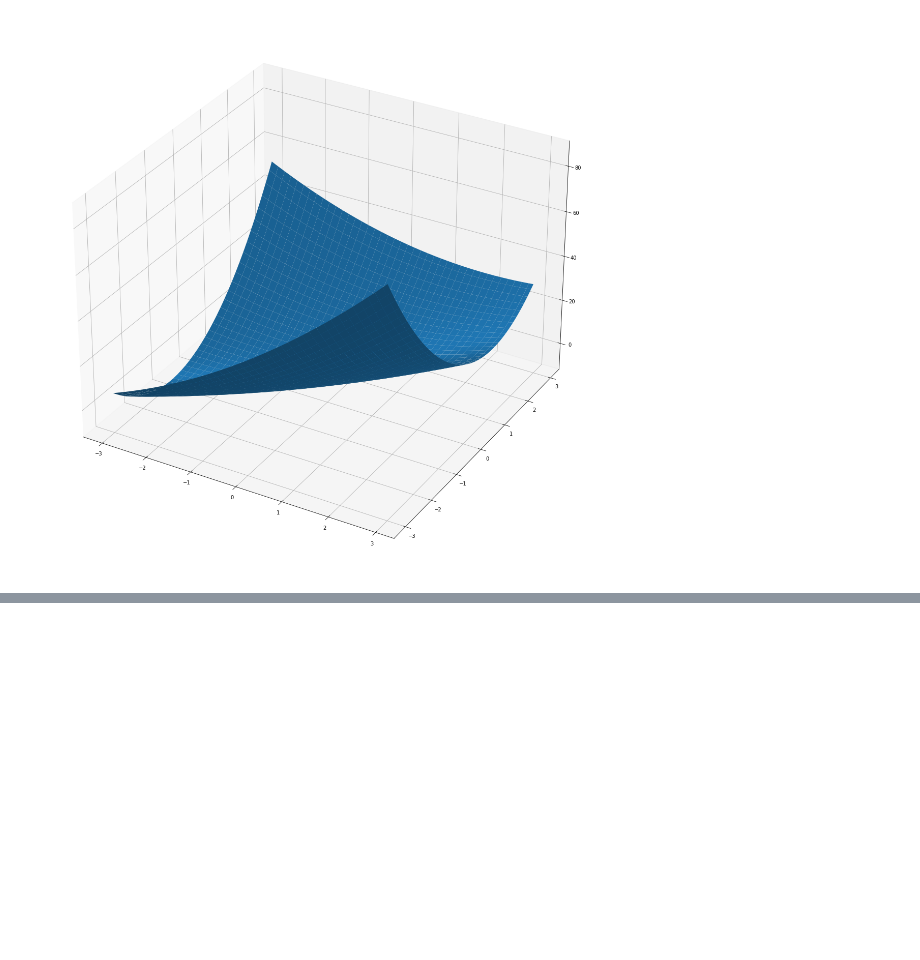
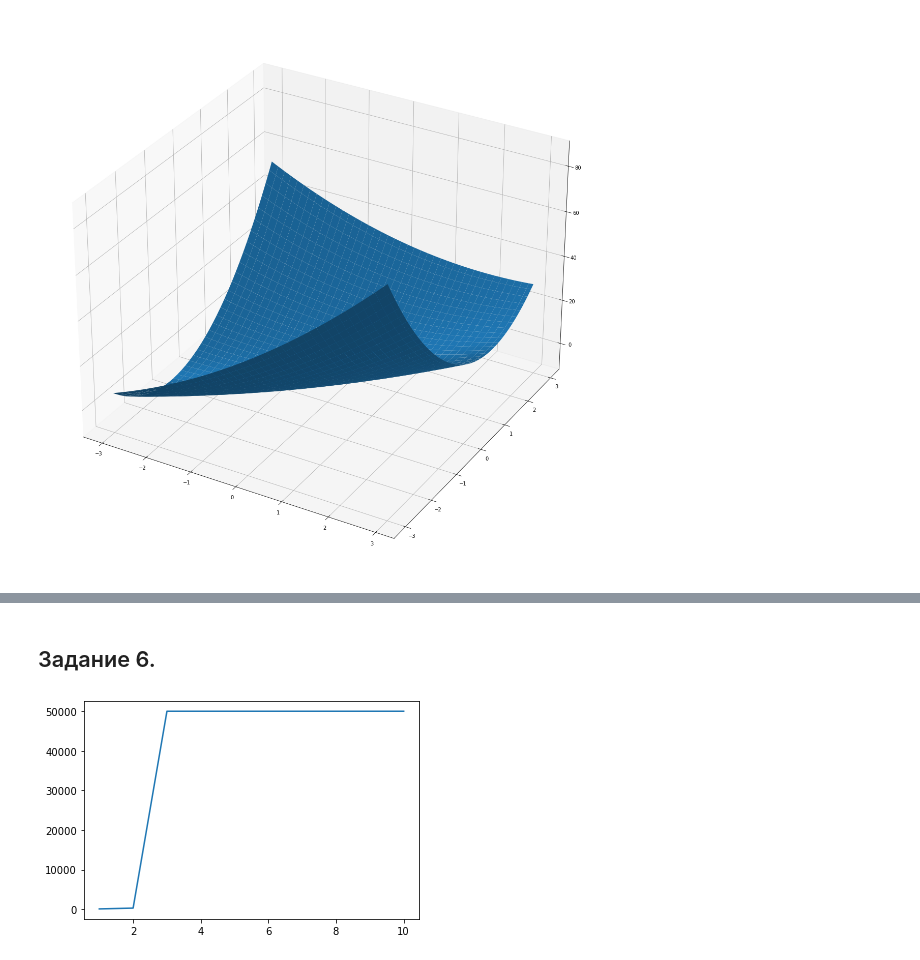
Before and after one commit to alexanderlvarfolomeev/meth-opt-1, a Jupyter notebook: methopts-01.ipynb, the cells around one changed output, grey strips where cells are left out. Cells and saved outputs as stored; diff of their text form; code cells hidden in the pictures; blank space fills up the shorter version.

Commit message:
Task 06

```diff
--- a/methopts-01.ipynb
+++ b/methopts-01.ipynb
@@ -38,0 +56,6 @@ ValueError: all the input arrays must have same number of dimensions, but the ar
+# %% [markdown]
+## Задание 6.
+# %%
+grad.test_task6(ods.StepByStep(), 50000, 1e-7)
+# %% [output]
+[figure, added]
```
Also changed, not shown: parts of 6 cells of this notebook, 2 other files.
